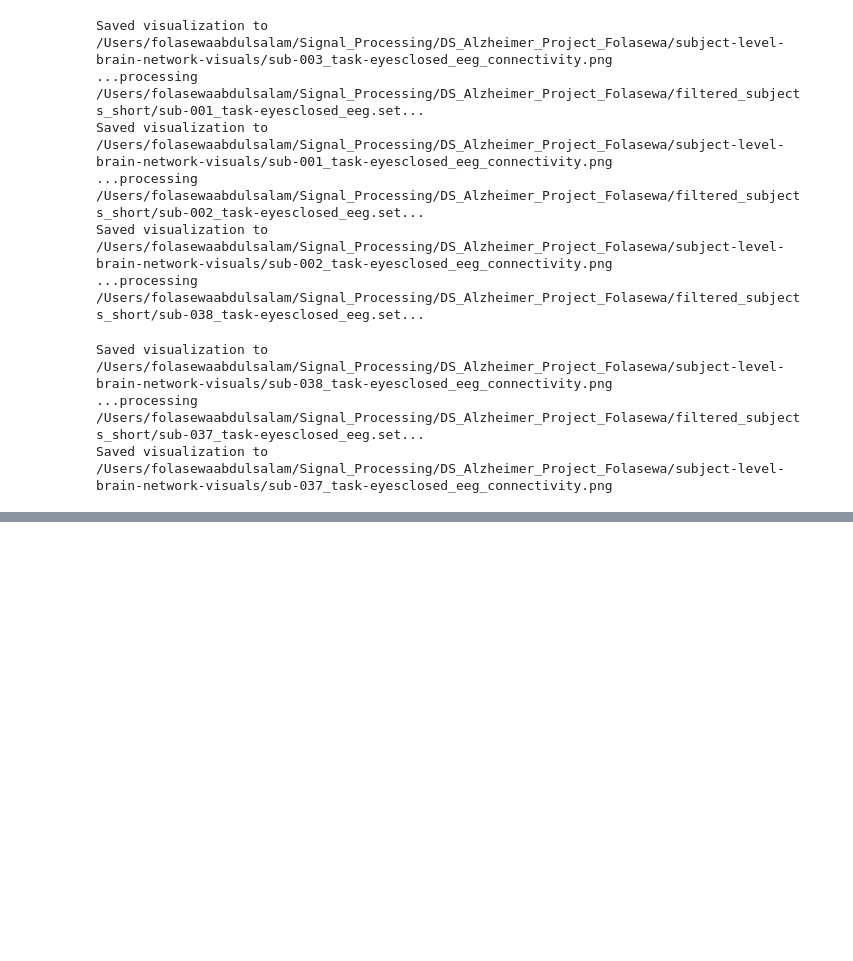
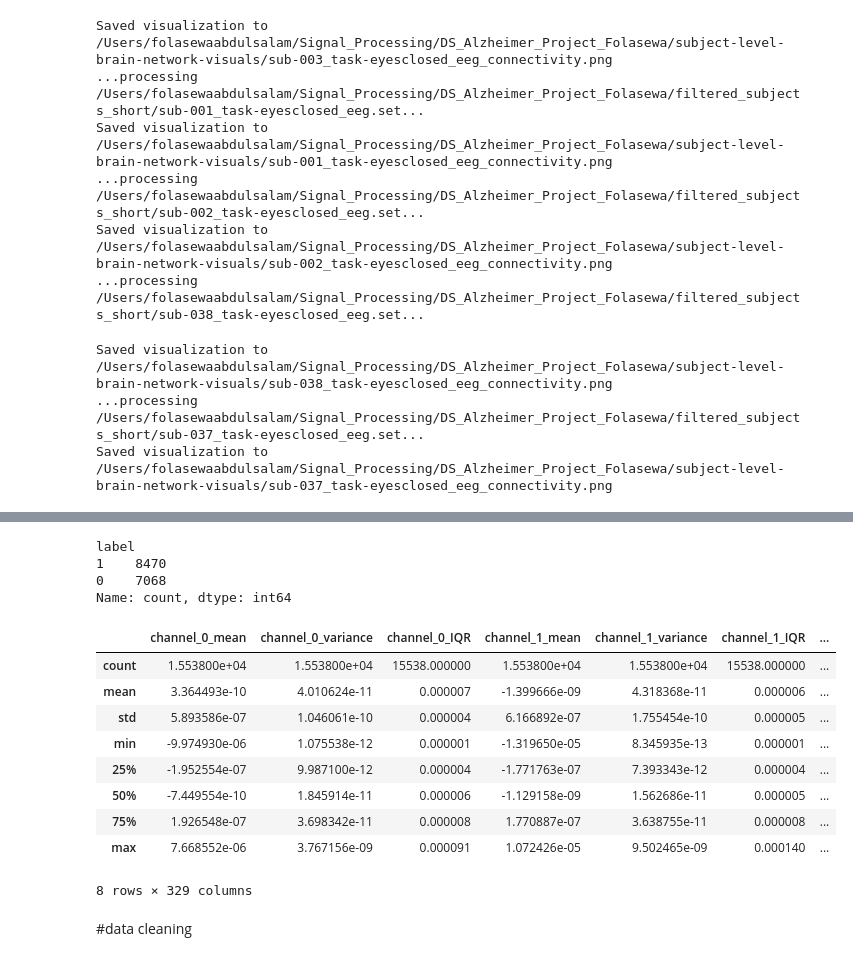
Before and after one commit to Folasewa/Signal_Processing_Projects, a Jupyter notebook: DS_Alzheimer_Project_Folasewa/alzheimer_classification_short.ipynb, the cells around one changed output, grey strips where cells are left out. Saved outputs shown, nothing was run; the diff lists cells and outputs as text; code cells hidden in the pictures; blank space fills up the shorter version.

Commit message:
updated data

```diff
--- a/DS_Alzheimer_Project_Folasewa/alzheimer_classification_short.ipynb
+++ b/DS_Alzheimer_Project_Folasewa/alzheimer_classification_short.ipynb
@@ -1693,0 +1872,3 @@ Saved visualization to /Users/folasewaabdulsalam/Signal_Processing/DS_Alzheimer_
+# %%
+label_dataset = pd.read_csv("/Users/folasewaabdulsalam/Signal_Processing/DS_Alzheimer_Project_Folasewa/dataset_project.csv")
+label_dataset.head(3)
@@ -1693,0 +1881,22 @@ Saved visualization to /Users/folasewaabdulsalam/Signal_Processing/DS_Alzheimer_
+# %%
+label_dataset['label'].value_counts()
+# %% [output]
+label
+1    8470
+0    7068
+Name: count, dtype: int64
+# %%
+label_dataset.describe()
+# %% [output]
+|  | channel_0_mean | channel_0_variance | channel_0_IQR | channel_1_mean | channel_1_variance | channel_1_IQR | ... |
+| count | 1.553800e+04 | 1.553800e+04 | 15538.000000 | 1.553800e+04 | 1.553800e+04 | 15538.000000 | ... |
+| mean | 3.364493e-10 | 4.010624e-11 | 0.000007 | -1.399666e-09 | 4.318368e-11 | 0.000006 | ... |
+| std | 5.893586e-07 | 1.046061e-10 | 0.000004 | 6.166892e-07 | 1.755454e-10 | 0.000005 | ... |
+| min | -9.974930e-06 | 1.075538e-12 | 0.000001 | -1.319650e-05 | 8.345935e-13 | 0.000001 | ... |
+| 25% | -1.952554e-07 | 9.987100e-12 | 0.000004 | -1.771763e-07 | 7.393343e-12 | 0.000004 | ... |
+| 50% | -7.449554e-10 | 1.845914e-11 | 0.000006 | -1.129158e-09 | 1.562686e-11 | 0.000005 | ... |
+| 75% | 1.926548e-07 | 3.698342e-11 | 0.000008 | 1.770887e-07 | 3.638755e-11 | 0.000008 | ... |
+| max | 7.668552e-06 | 3.767156e-09 | 0.000091 | 1.072426e-05 | 9.502465e-09 | 0.000140 | ... |
+8 rows × 329 columns
+# %% [markdown]
+#data cleaning
```
Also changed, not shown: parts of 22 cells of this notebook, 1 other file.
